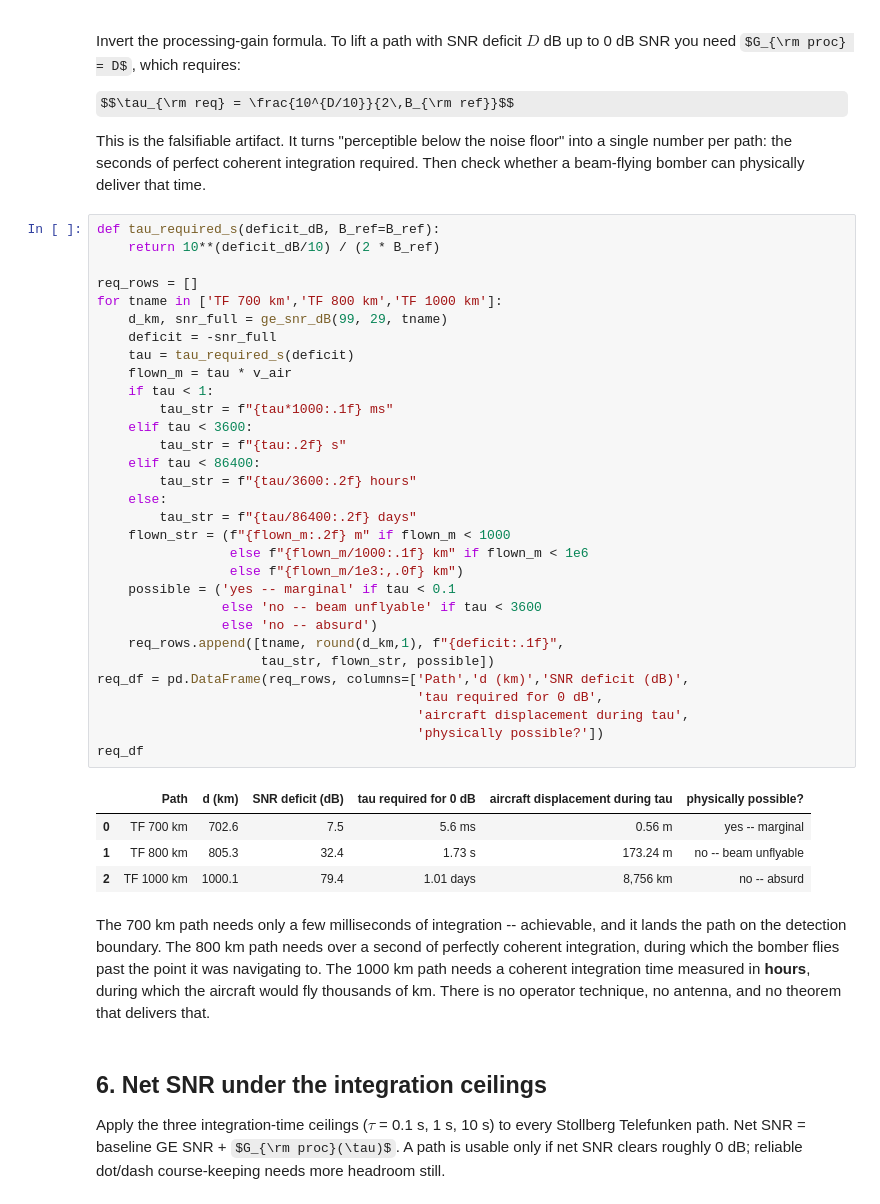
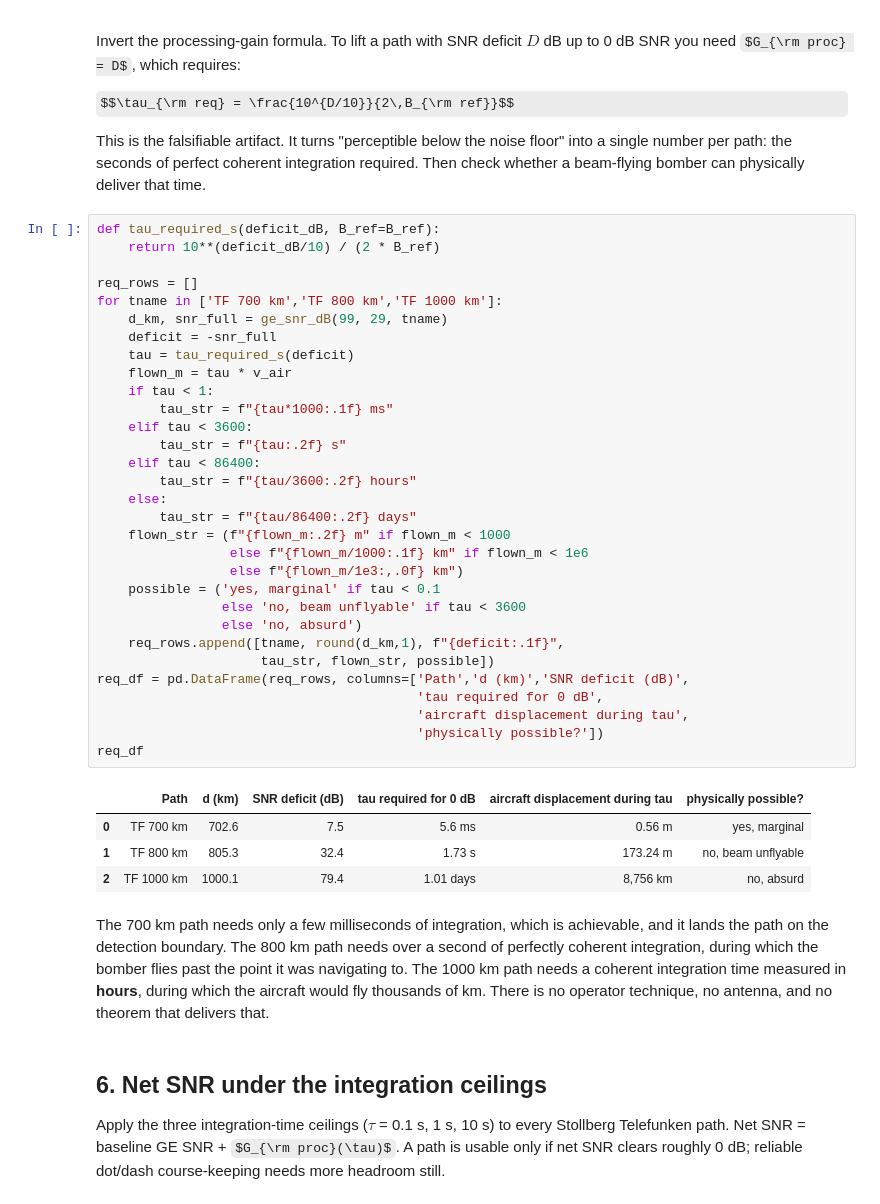
Before and after one commit to AlanSpaceAudits/battle-of-the-beams, a Jupyter notebook: jupyter_book/004_Processing_Gain_Ceiling.ipynb, the cells around one changed output. Cells and saved outputs as stored; diff of their text form; some formulas as TeX source.

```diff
--- a/jupyter_book/004_Processing_Gain_Ceiling.ipynb
+++ b/jupyter_book/004_Processing_Gain_Ceiling.ipynb
@@ -136,41 +136,41 @@ This is the falsifiable artifact. It turns "perceptible below the noise floor" i
 # %%
 def tau_required_s(deficit_dB, B_ref=B_ref):
     return 10**(deficit_dB/10) / (2 * B_ref)
 
 req_rows = []
 for tname in ['TF 700 km','TF 800 km','TF 1000 km']:
     d_km, snr_full = ge_snr_dB(99, 29, tname)
     deficit = -snr_full
     tau = tau_required_s(deficit)
     flown_m = tau * v_air
     if tau < 1:
         tau_str = f"{tau*1000:.1f} ms"
     elif tau < 3600:
         tau_str = f"{tau:.2f} s"
     elif tau < 86400:
         tau_str = f"{tau/3600:.2f} hours"
     else:
         tau_str = f"{tau/86400:.2f} days"
     flown_str = (f"{flown_m:.2f} m" if flown_m < 1000
                  else f"{flown_m/1000:.1f} km" if flown_m < 1e6
                  else f"{flown_m/1e3:,.0f} km")
-    possible = ('yes -- marginal' if tau < 0.1
-                else 'no -- beam unflyable' if tau < 3600
-                else 'no -- absurd')
+    possible = ('yes, marginal' if tau < 0.1
+                else 'no, beam unflyable' if tau < 3600
+                else 'no, absurd')
     req_rows.append([tname, round(d_km,1), f"{deficit:.1f}",
                      tau_str, flown_str, possible])
 req_df = pd.DataFrame(req_rows, columns=['Path','d (km)','SNR deficit (dB)',
                                          'tau required for 0 dB',
                                          'aircraft displacement during tau',
                                          'physically possible?'])
 req_df
 # %% [output]
 |  | Path | d (km) | SNR deficit (dB) | tau required for 0 dB | aircraft displacement during tau | physically possible? |
-| 0 | TF 700 km | 702.6 | 7.5 | 5.6 ms | 0.56 m | yes -- marginal |
-| 1 | TF 800 km | 805.3 | 32.4 | 1.73 s | 173.24 m | no -- beam unflyable |
-| 2 | TF 1000 km | 1000.1 | 79.4 | 1.01 days | 8,756 km | no -- absurd |
+| 0 | TF 700 km | 702.6 | 7.5 | 5.6 ms | 0.56 m | yes, marginal |
+| 1 | TF 800 km | 805.3 | 32.4 | 1.73 s | 173.24 m | no, beam unflyable |
+| 2 | TF 1000 km | 1000.1 | 79.4 | 1.01 days | 8,756 km | no, absurd |
 # %% [markdown]
-The 700 km path needs only a few milliseconds of integration -- achievable, and it lands the path on the detection boundary. The 800 km path needs over a second of perfectly coherent integration, during which the bomber flies past the point it was navigating to. The 1000 km path needs a coherent integration time measured in **hours**, during which the aircraft would fly thousands of km. There is no operator technique, no antenna, and no theorem that delivers that.
+The 700 km path needs only a few milliseconds of integration, which is achievable, and it lands the path on the detection boundary. The 800 km path needs over a second of perfectly coherent integration, during which the bomber flies past the point it was navigating to. The 1000 km path needs a coherent integration time measured in **hours**, during which the aircraft would fly thousands of km. There is no operator technique, no antenna, and no theorem that delivers that.
 # %% [markdown]
 ## 6. Net SNR under the integration ceilings
 
```
Also changed, not shown: parts of 8 cells of this notebook, 1 other file.
